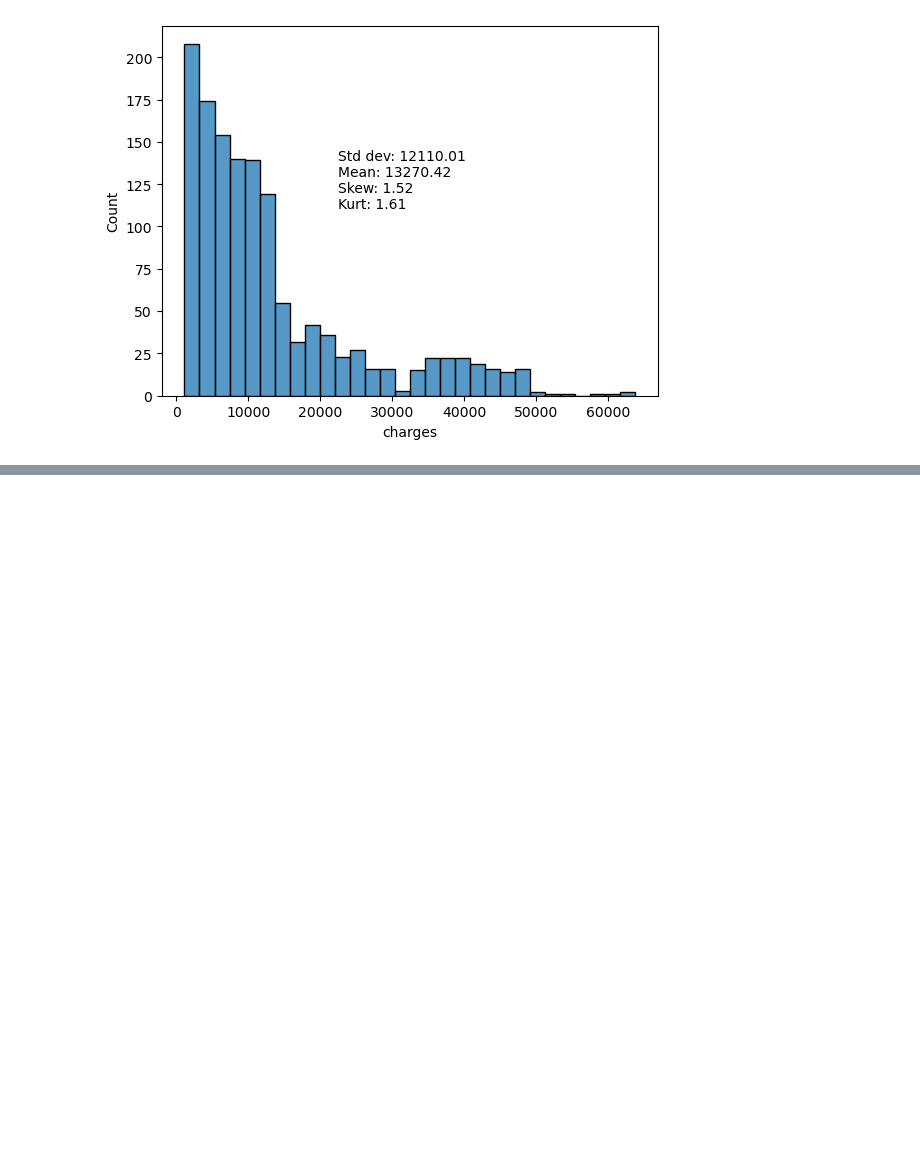
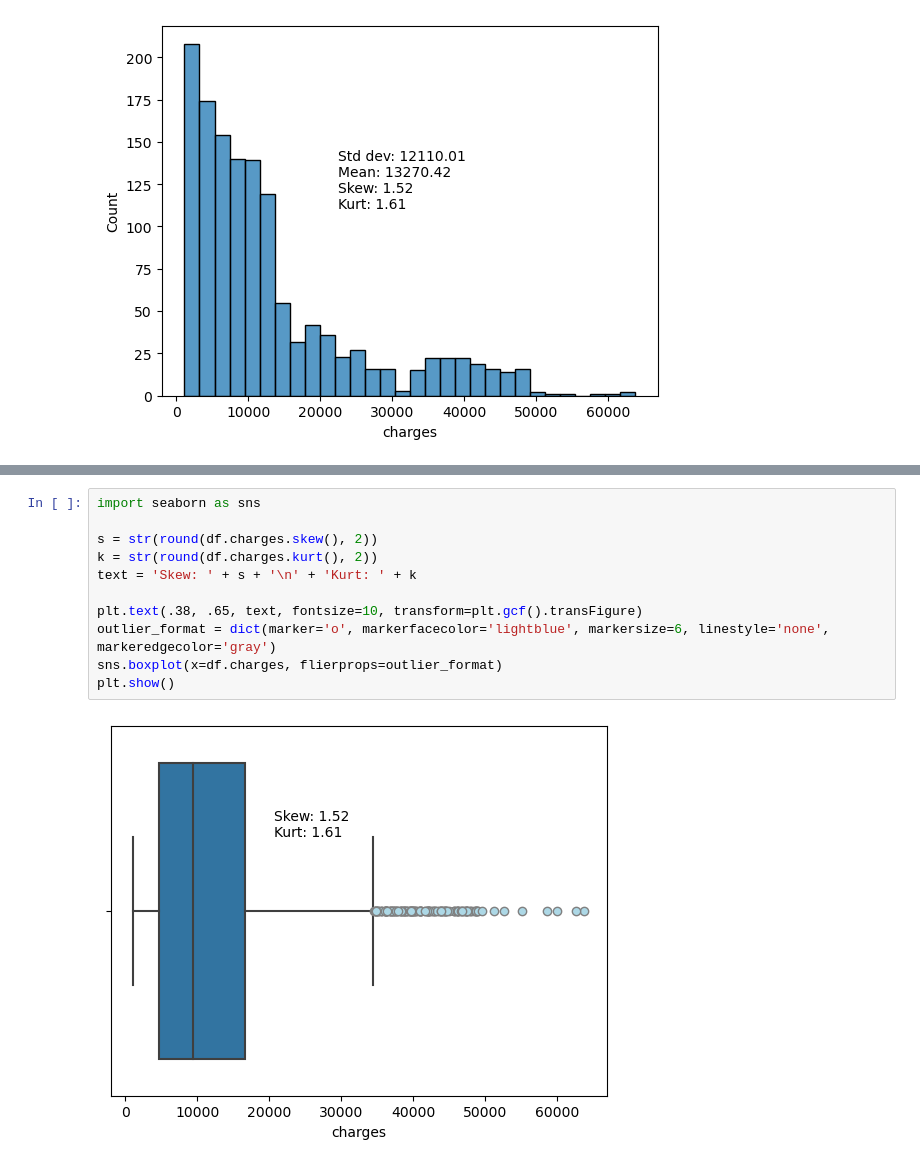
Before and after one commit to skous2/IS-315-Code, a Jupyter notebook: 25-introduction_univariate_viz.ipynb, the cells around one changed output, grey strips where cells are left out. Drawn from its saved outputs; the diff is of its cells as text; blank space fills up the shorter version.

```diff
--- a/25-introduction_univariate_viz.ipynb
+++ b/25-introduction_univariate_viz.ipynb
@@ -207,0 +233,13 @@ plt.savefig('charges.png', dpi=100) # Must appear before plt.show()
+# %%
+import seaborn as sns
+
+s = str(round(df.charges.skew(), 2))
+k = str(round(df.charges.kurt(), 2))
+text = 'Skew: ' + s + '\n' + 'Kurt: ' + k
+
+plt.text(.38, .65, text, fontsize=10, transform=plt.gcf().transFigure)
+outlier_format = dict(marker='o', markerfacecolor='lightblue', markersize=6, linestyle='none', markeredgecolor='gray')
+sns.boxplot(x=df.charges, flierprops=outlier_format)
+plt.show()
+# %% [output]
+[figure, added]
```
Also changed, not shown: parts of 14 cells of this notebook, 1 other file.
